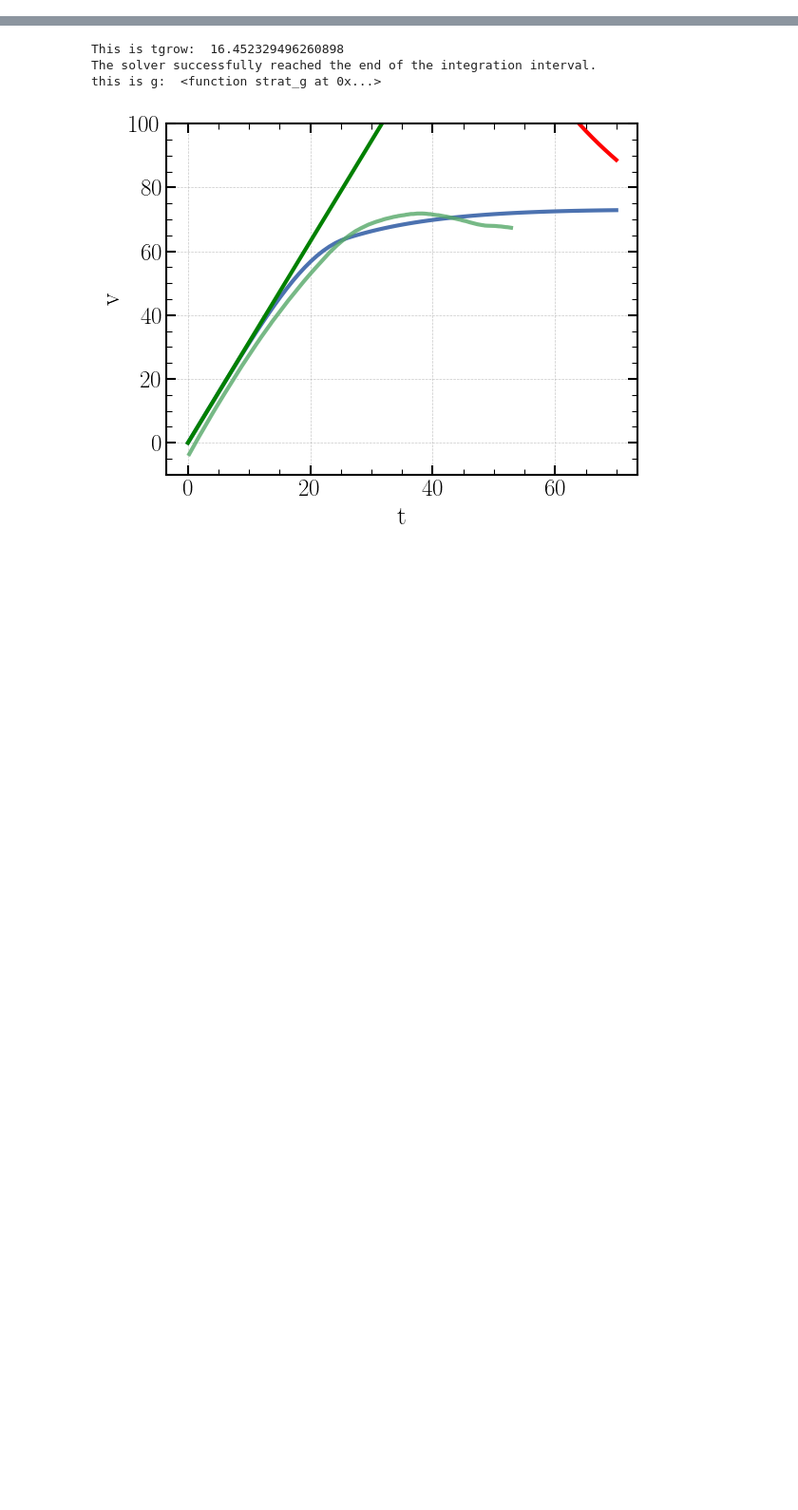
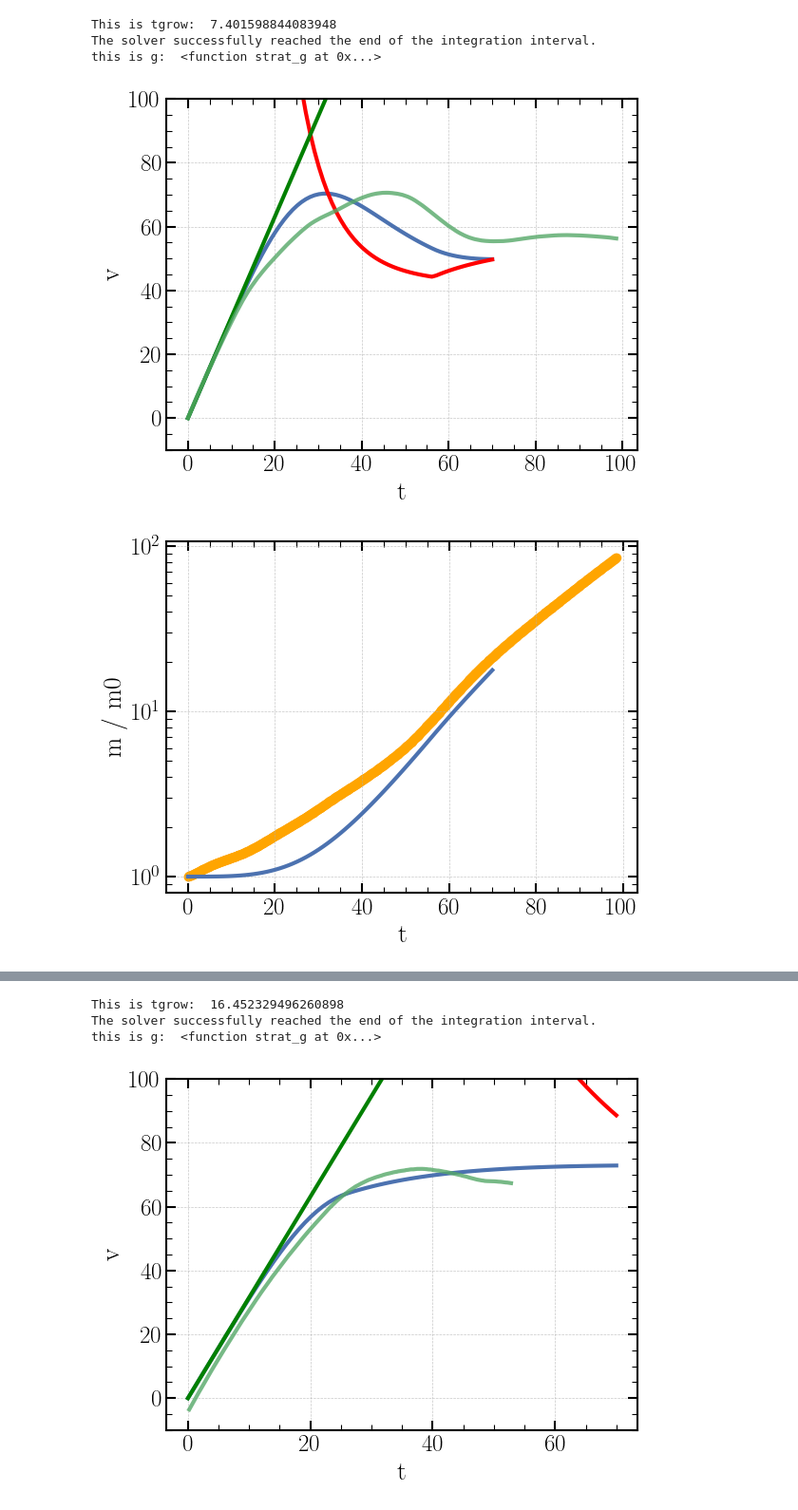
Before and after one commit to fermentando/own_package, a Jupyter notebook: plots/myinfaling.ipynb, the cells around one changed output, grey strips where cells are left out. Shown at 95% size. Drawn from its saved outputs; the diff is of its cells as text; code cells hidden in the pictures; blank space fills up the shorter version.

```diff
--- a/plots/myinfaling.ipynb
+++ b/plots/myinfaling.ipynb
@@ -425,7 +425,7 @@ class StratFallingCloud2(object):
             self.tcool0 = tcool
         Lturb = r_cl0
         f_A = 0.23
-        self.tgrow0 = 12 * (f_A / 0.23)  * (self.chi(d0)/100.) * (self.r_cl0 / 100.) *\
+        self.tgrow0 = 35 * (f_A / 0.23)  * (self.chi(d0)/100.) * (self.r_cl0 / 100.) *\
             (Lturb / 100.)**(-0.25) * (self.tcool0 / 0.03 )**(0.25)
         print("This is tgrow: ", self.tgrow0)
 
@@ -511,9 +511,9 @@ class StratFallingCloud2(object):
         self.integration_result = r
         return r
 
-    def vTgrow(self, z,v,m, alpha=5/6):
+    def vTgrow(self, z,v,m, f_KH = 1, alpha=5/6):
         z_kpc = z / u.kpc.to('m')
-        w_KH = np.maximum(1, 5*  np.sqrt(self.chi(z_kpc)) *
+        w_KH = np.maximum(1,  f_KH *np.sqrt(self.chi(z_kpc)) *
             (self.r_cl0 * u.parsec.to('kpc')) /
             abs(self.d0 - z_kpc))
 
@@ -618 +665,10 @@ class CompareRuns(object):
+# %%
+fc = CompareRunsNoTurb(r_cl0=100, tcool = 6e-5, rundir='/viper/ptmp/ferhi/StratDisk/noturb/r100')
+fc.compare_plots(70, f_KH=3)
+# %% [output]
+This is tgrow:  7.401598844083948
+The solver successfully reached the end of the integration interval.
+this is g:  <function strat_g at 0x...>
+[figure, added]
+[figure, added]
 # %%
```
Also changed, not shown: parts of 4 cells of this notebook, 12 other files.
